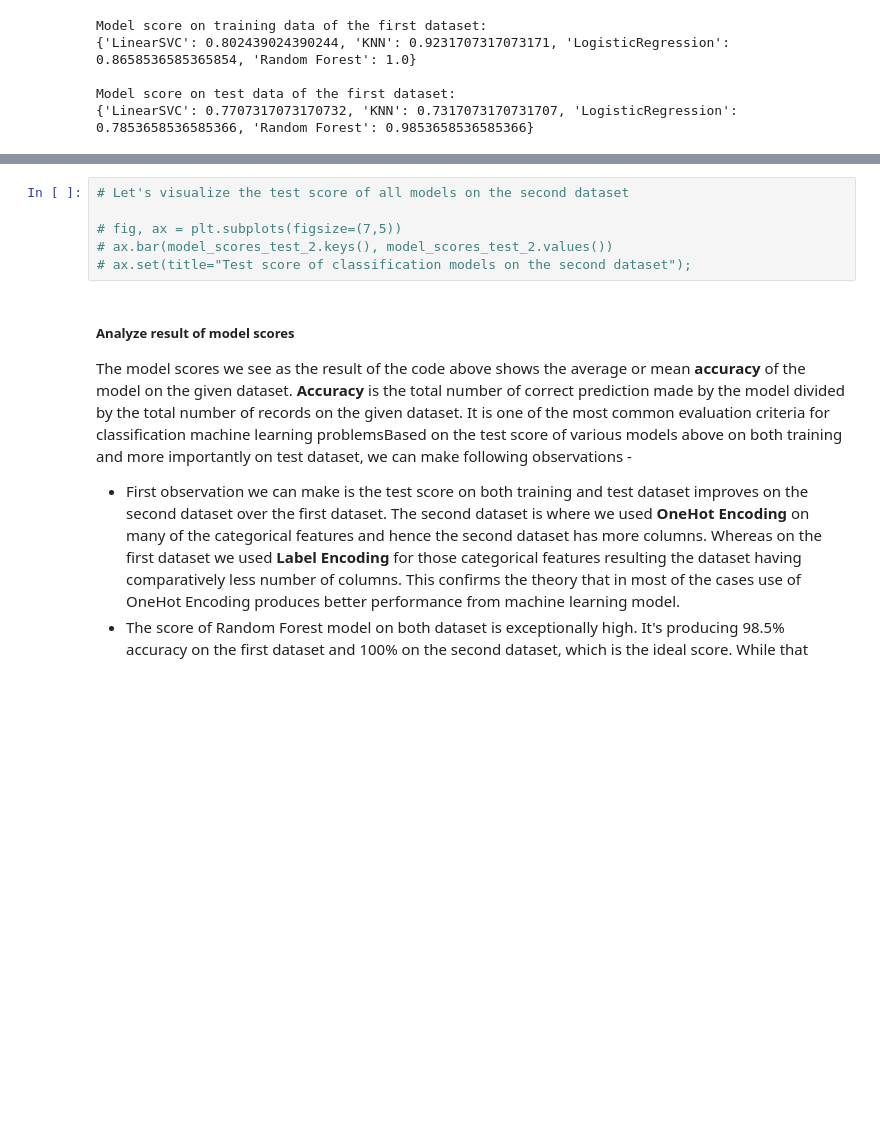
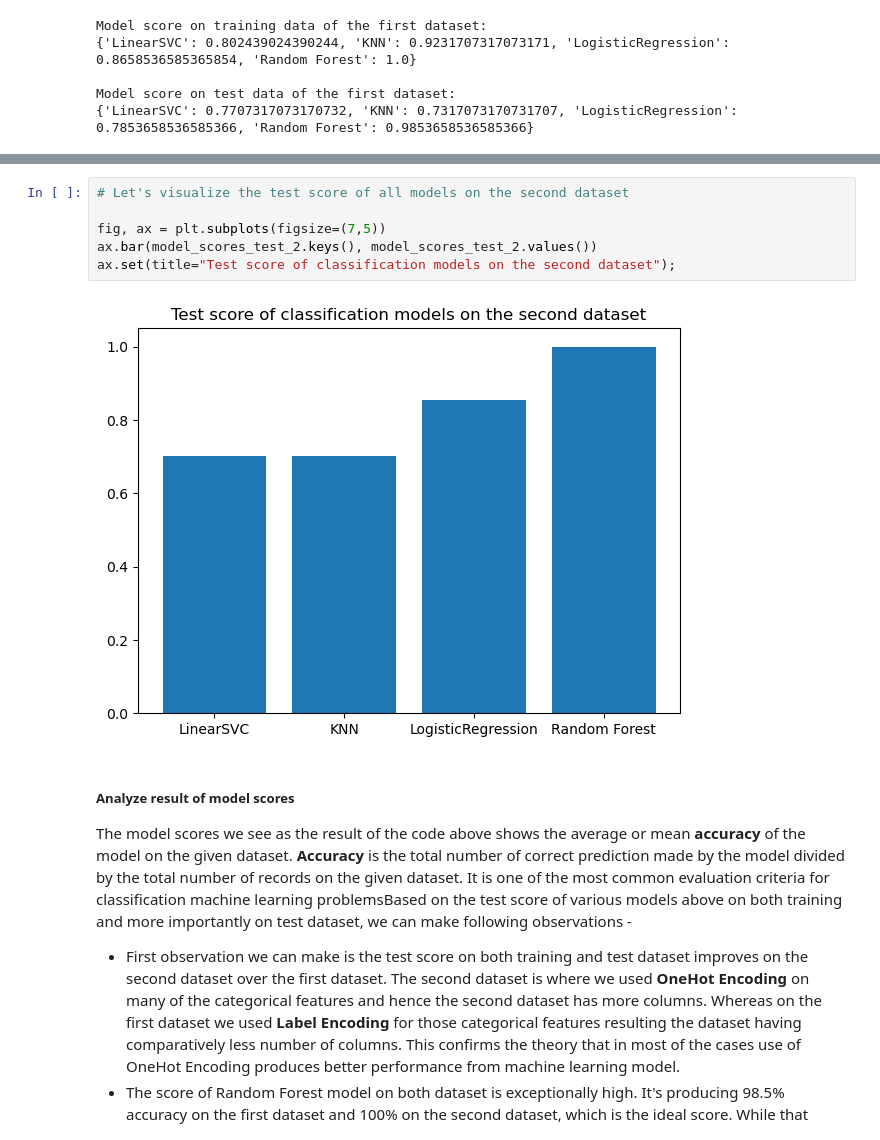
Before and after one commit to GoAshim/Machine-Learning-Classification, a Jupyter notebook: Machine Learning Project - Predict Heart Disease.ipynb, the cells around one changed output, grey strips where cells are left out. Drawn from its saved outputs; the diff is of its cells as text; blank space fills up the shorter version.

```diff
--- a/Machine Learning Project - Predict Heart Disease.ipynb
+++ b/Machine Learning Project - Predict Heart Disease.ipynb
@@ -500,9 +507,11 @@ ax.set(title="Test score of classification models on the first dataset");
 # %%
 # Let's visualize the test score of all models on the second dataset
 
-# fig, ax = plt.subplots(figsize=(7,5))
-# ax.bar(model_scores_test_2.keys(), model_scores_test_2.values())
-# ax.set(title="Test score of classification models on the second dataset");
+fig, ax = plt.subplots(figsize=(7,5))
+ax.bar(model_scores_test_2.keys(), model_scores_test_2.values())
+ax.set(title="Test score of classification models on the second dataset");
+# %% [output]
+[figure, added]
 # %% [markdown]
 ##### Analyze result of model scores
 The model scores we see as the result of the code above shows the average or mean **accuracy** of the model on the given dataset. **Accuracy** is the total number of correct prediction made by the model divided by the total number of records on the given dataset. It is one of the most common evaluation criteria for classification machine learning problemsBased on the test score of various models above on both training and more importantly on test dataset, we can make following observations -
```
Also changed, not shown: parts of 11 cells of this notebook.
